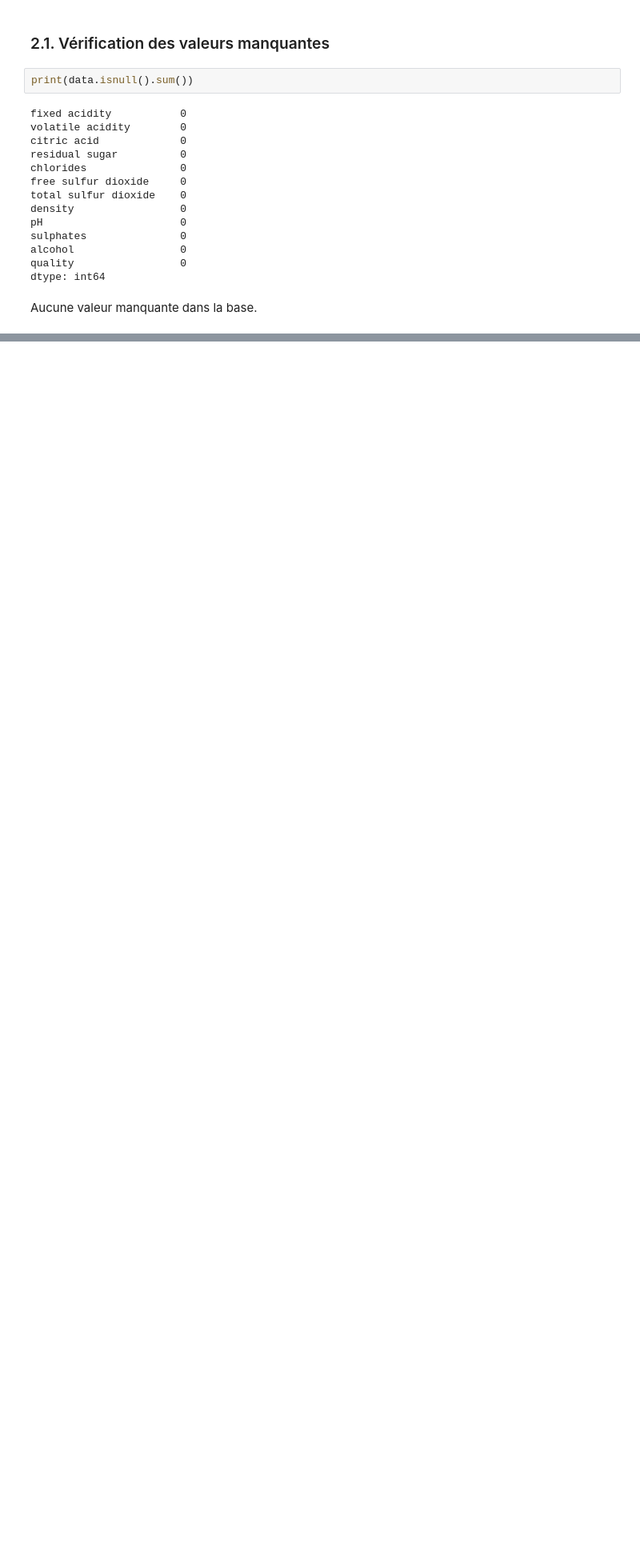
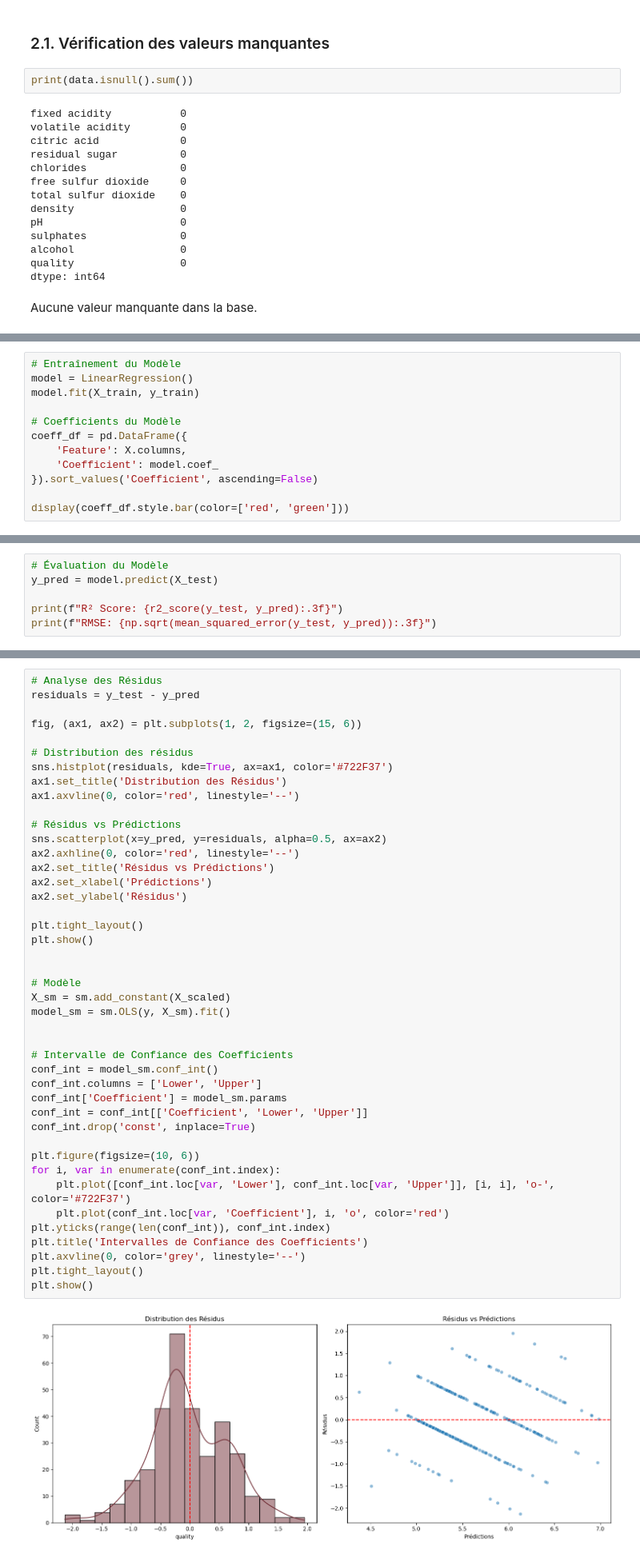
Before and after one commit to touss643/60-Jours-de-RL, a Jupyter notebook: src/Jour_45.ipynb, the cells around one changed output, grey strips where cells are left out. Shown: that part at 80% size. Saved outputs shown, nothing was run; the diff lists cells and outputs as text; blank space fills up the shorter version.

```diff
--- a/src/Jour_45.ipynb
+++ b/src/Jour_45.ipynb
@@ -88,0 +138,12 @@ Sur les 1596 échantillons de vin rouges, si les bouteilles devraient avoir la m
+# %%
+# Entraînement du Modèle
+model = LinearRegression()
+model.fit(X_train, y_train)
+
+# Coefficients du Modèle
+coeff_df = pd.DataFrame({
+    'Feature': X.columns,
+    'Coefficient': model.coef_
+}).sort_values('Coefficient', ascending=False)
+
+display(coeff_df.style.bar(color=['red', 'green']))
@@ -88,0 +165,6 @@ Sur les 1596 échantillons de vin rouges, si les bouteilles devraient avoir la m
+# %%
+# Évaluation du Modèle
+y_pred = model.predict(X_test)
+
+print(f"R² Score: {r2_score(y_test, y_pred):.3f}")
+print(f"RMSE: {np.sqrt(mean_squared_error(y_test, y_pred)):.3f}")
@@ -88,0 +176,45 @@ Sur les 1596 échantillons de vin rouges, si les bouteilles devraient avoir la m
+# %%
+# Analyse des Résidus
+residuals = y_test - y_pred
+
+fig, (ax1, ax2) = plt.subplots(1, 2, figsize=(15, 6))
+
+# Distribution des résidus
+sns.histplot(residuals, kde=True, ax=ax1, color='#722F37')
+ax1.set_title('Distribution des Résidus')
+ax1.axvline(0, color='red', linestyle='--')
+
+# Résidus vs Prédictions
+sns.scatterplot(x=y_pred, y=residuals, alpha=0.5, ax=ax2)
+ax2.axhline(0, color='red', linestyle='--')
+ax2.set_title('Résidus vs Prédictions')
+ax2.set_xlabel('Prédictions')
+ax2.set_ylabel('Résidus')
+
+plt.tight_layout()
+plt.show()
+
+
+# Modèle
+X_sm = sm.add_constant(X_scaled)
+model_sm = sm.OLS(y, X_sm).fit()
+
+
+# Intervalle de Confiance des Coefficients
+conf_int = model_sm.conf_int()
+conf_int.columns = ['Lower', 'Upper']
+conf_int['Coefficient'] = model_sm.params
+conf_int = conf_int[['Coefficient', 'Lower', 'Upper']]
+conf_int.drop('const', inplace=True)
+
+plt.figure(figsize=(10, 6))
+for i, var in enumerate(conf_int.index):
+    plt.plot([conf_int.loc[var, 'Lower'], conf_int.loc[var, 'Upper']], [i, i], 'o-', color='#722F37')
+    plt.plot(conf_int.loc[var, 'Coefficient'], i, 'o', color='red')
+plt.yticks(range(len(conf_int)), conf_int.index)
+plt.title('Intervalles de Confiance des Coefficients')
+plt.axvline(0, color='grey', linestyle='--')
+plt.tight_layout()
+plt.show()
+# %% [output]
+[figure, added]
```
Also changed, not shown: parts of 22 cells of this notebook.
